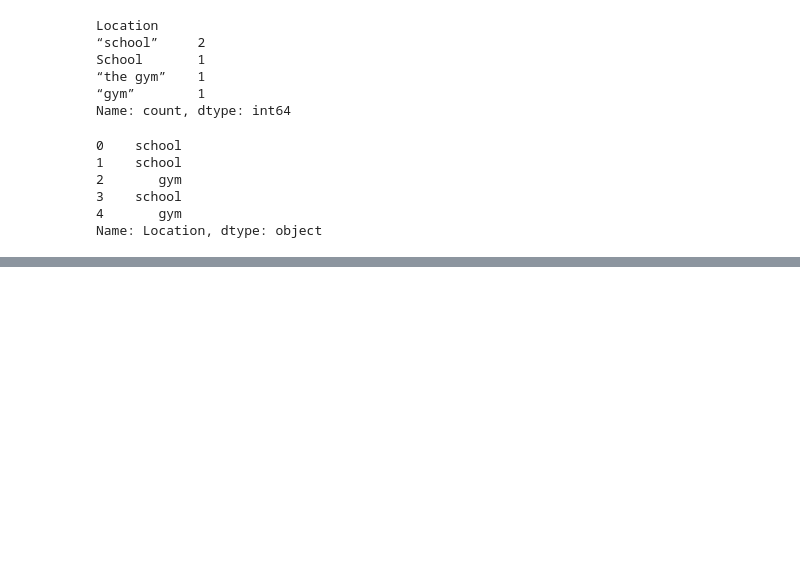
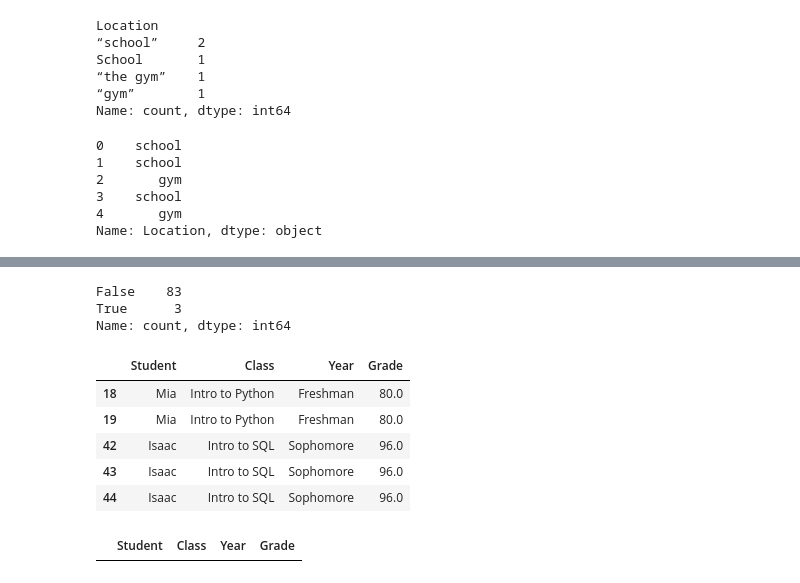
Before and after one commit to Camiloesp/Python-Data-Science-Data-Prep-EDA-with-Python, a Jupyter notebook: 2_CleaningData.ipynb, the cells around one changed output, grey strips where cells are left out. Saved outputs shown, nothing was run; the diff lists cells and outputs as text; code cells hidden in the pictures; blank space fills up the shorter version.

Commit message:
Handling duplicate data in dataset

```diff
--- a/2_CleaningData.ipynb
+++ b/2_CleaningData.ipynb
@@ -625,0 +643,15 @@ Name: Location, dtype: object
+# %%
+df_grades.duplicated().value_counts() # or sum
+# %% [output]
+False    83
+True      3
+Name: count, dtype: int64
+# %%
+df_grades[df_grades.duplicated(keep=False)]
+# %% [output]
+|  | Student | Class | Year | Grade |
+| 18 | Mia | Intro to Python | Freshman | 80.0 |
+| 19 | Mia | Intro to Python | Freshman | 80.0 |
+| 42 | Isaac | Intro to SQL | Sophomore | 96.0 |
+| 43 | Isaac | Intro to SQL | Sophomore | 96.0 |
+| 44 | Isaac | Intro to SQL | Sophomore | 96.0 |
@@ -625,0 +661,4 @@ Name: Location, dtype: object
+# %%
+df_grades[df_grades.duplicated(keep=False)]
+# %% [output]
+|  | Student | Class | Year | Grade |
```
Also changed, not shown: parts of 6 cells of this notebook.
